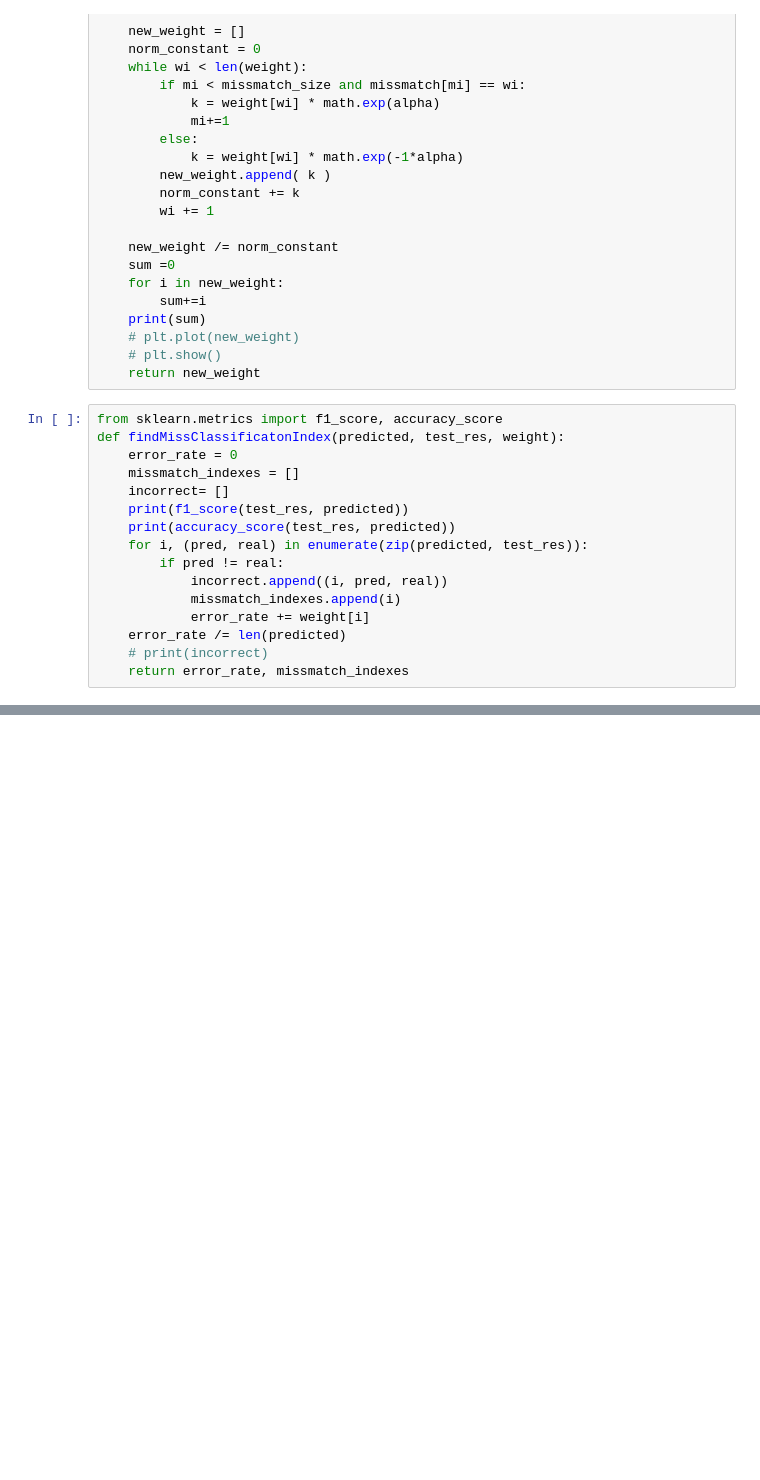
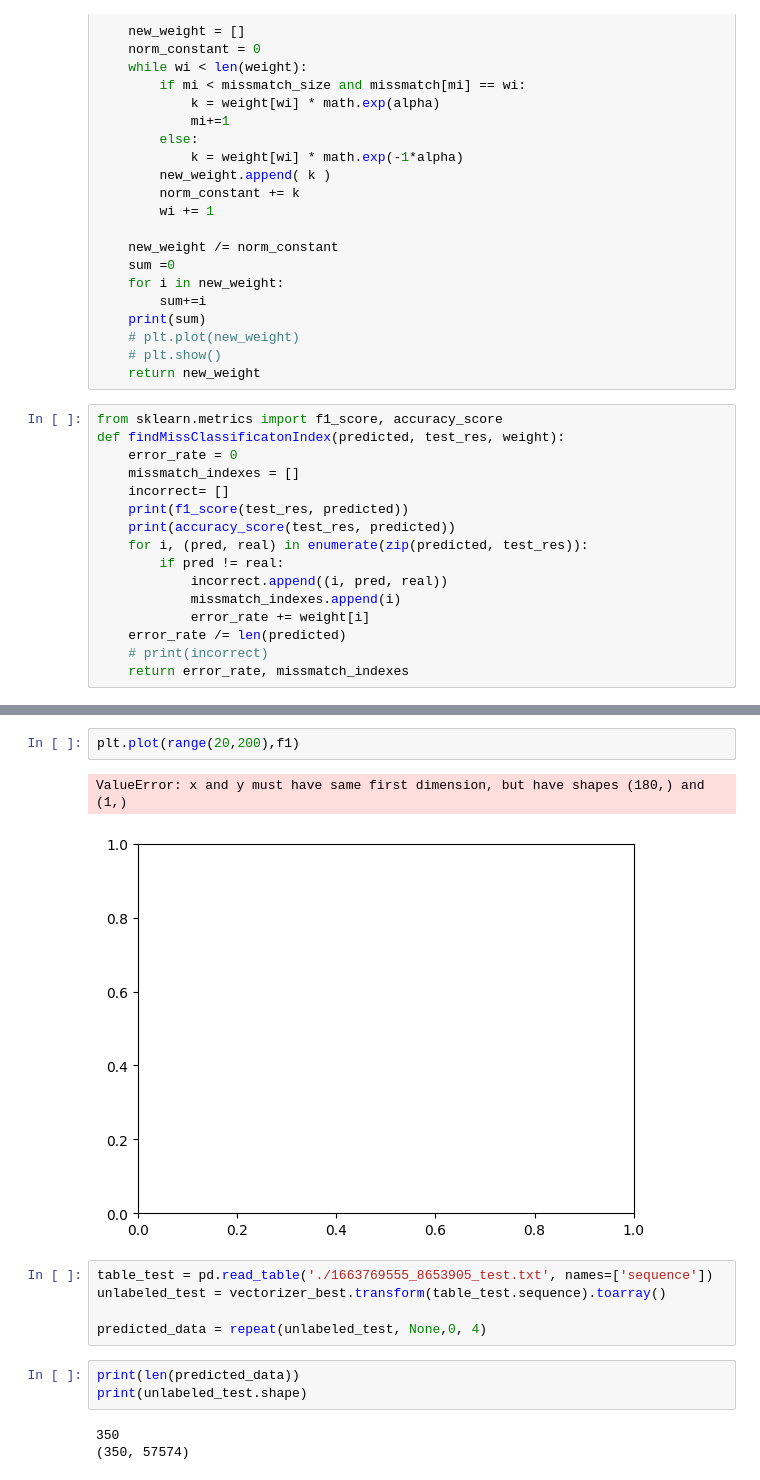
Before and after one commit to bhaba-ranjan/ada-boosting, a Jupyter notebook: boosting.ipynb, the cells around one changed output, grey strips where cells are left out. Drawn from its saved outputs; the diff is of its cells as text; blank space fills up the shorter version.

```diff
--- a/boosting.ipynb
+++ b/boosting.ipynb
@@ -242,0 +335,16 @@ sum(data)
+# %%
+plt.plot(range(20,200),f1)
+# %% [output]
+ValueError: x and y must have same first dimension, but have shapes (180,) and (1,)
+[figure, added]
+# %%
+table_test = pd.read_table('./1663769555_8653905_test.txt', names=['sequence'])
+unlabeled_test = vectorizer_best.transform(table_test.sequence).toarray()
+
+predicted_data = repeat(unlabeled_test, None,0, 4)
+# %%
+print(len(predicted_data))
+print(unlabeled_test.shape)
+# %% [output]
+350
+(350, 57574)
```
Also changed, not shown: parts of 24 cells of this notebook.
